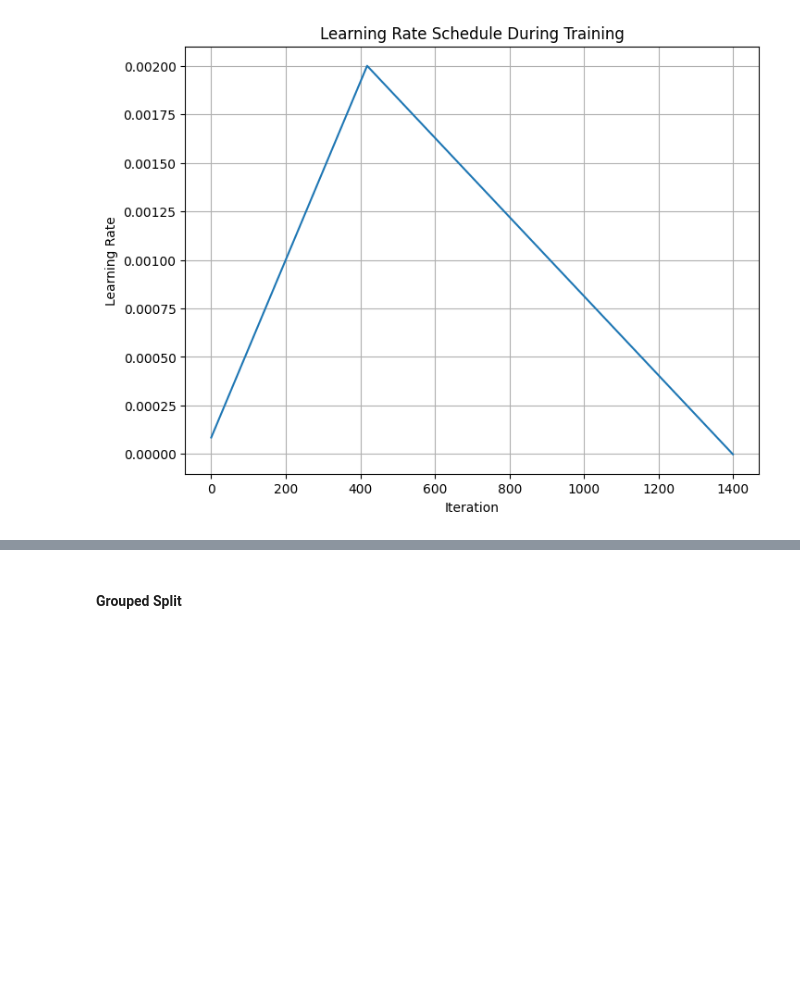
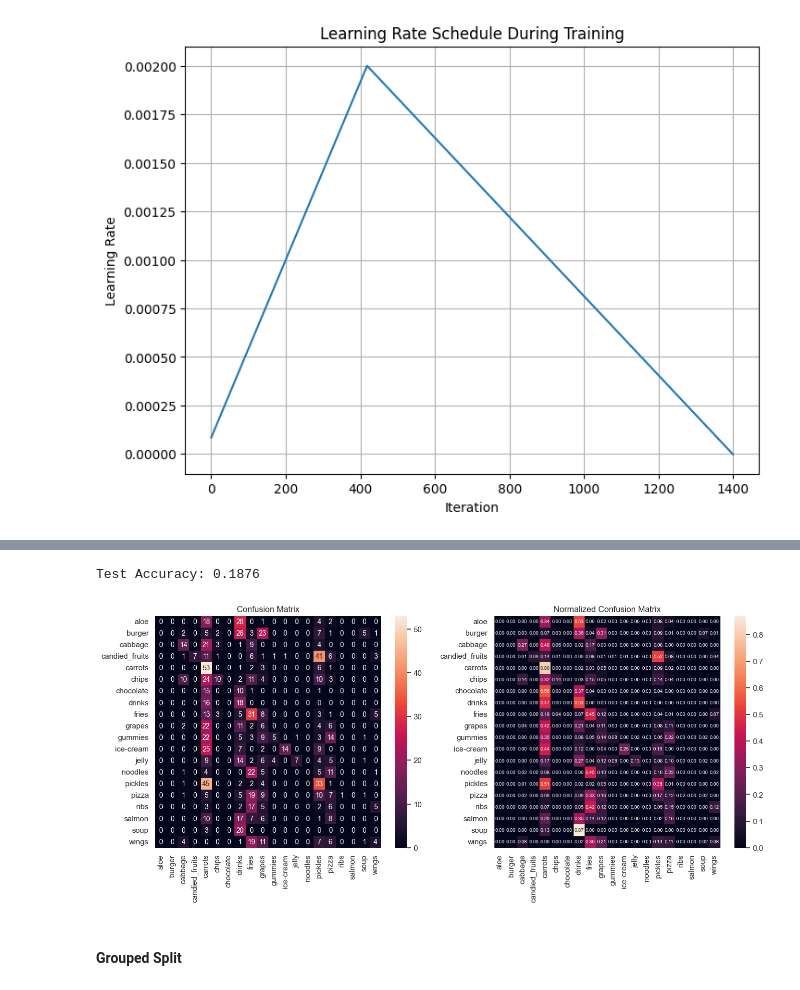
Before and after one commit to trueshiba/ML-audio-chef, a Jupyter notebook: text_zone.ipynb, the cells around one changed output, grey strips where cells are left out. Drawn from its saved outputs; the diff is of its cells as text; code cells hidden in the pictures; blank space fills up the shorter version.

```diff
--- a/text_zone.ipynb
+++ b/text_zone.ipynb
@@ -641,7 +637,7 @@ class FoodAudioDS(Dataset):
         #sgram = AudioFuncs.spec_mask(sgram, max_mask_pct=0.1, num_freq_masks=1, num_time_masks=1)
 
         # Return spectrogram and classID
-        return aug_sgram, class_id
+        return sgram, class_id
 # %%
 dir_path = os.getcwd()
 
@@ -881,6 +877,12 @@ def train_and_evaluate(model, train_loader, val_loader, num_epochs, class_labels
         avg_loss = running_loss / num_batches
         accuracy = correct_prediction / total_prediction
         print(f"Epoch {epoch + 1} complete. Loss: {avg_loss:.2f}, Accuracy: {accuracy:.2f}")
+    #loss function and optimizer
+    criterion = nn.CrossEntropyLoss()
+    optimizer = torch.optim.AdamW(model.parameters(), lr=0.01)
+    scheduler = torch.optim.lr_scheduler.OneCycleLR(optimizer, max_lr=0.01,
+                                                    steps_per_epoch=len(train_loader),
+                                                    epochs=num_epochs)
 
     print("Training process complete!")
 
@@ -901,7 +903,7 @@ def train_and_evaluate(model, train_loader, val_loader, num_epochs, class_labels
             loss = criterion(outputs, labels)
             loss.backward()
             optimizer.step()
-            # scheduler.step()
+            scheduler.step()
 
             # calculate prediction and loss metrics
             running_loss += loss.item()
@@ -916,7 +918,7 @@ def train_and_evaluate(model, train_loader, val_loader, num_epochs, class_labels
         val_accuracy = evaluate(model, val_loader, device)
         val_accuracies.append(val_accuracy)
 
-        print(f"Epoch {epoch + 1}/{num_epochs}, Loss: {running_loss:.4f}, Train Accuracy: {train_accuracy:.4f}, Val Accuracy: {val_accuracy:.4f}")
+        print(f"Epoch {epoch + 1}/{num_epochs}, Total Loss: {running_loss:.4f}, Train Accuracy: {train_accuracy:.4f}, Val Accuracy: {val_accuracy:.4f}")
 
     # Plot accuracy
     plot_accuracies(train_accuracies, val_accuracies, num_epochs)
@@ -992,3 +996,8 @@ KeyboardInterrupt:
+# %%
+test_model(food_model, test_dl, class_labels=class_labels)
+# %% [output]
+Test Accuracy: 0.1876
+[figure, added]
 # %% [markdown]
 #### Grouped Split
 # %%
```
Also changed, not shown: parts of 11 cells of this notebook.
